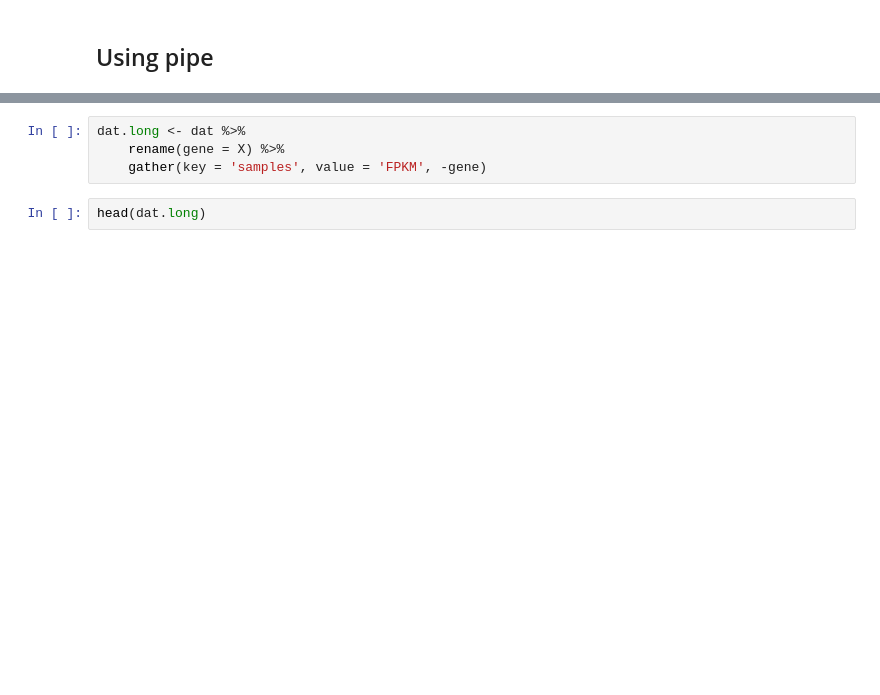
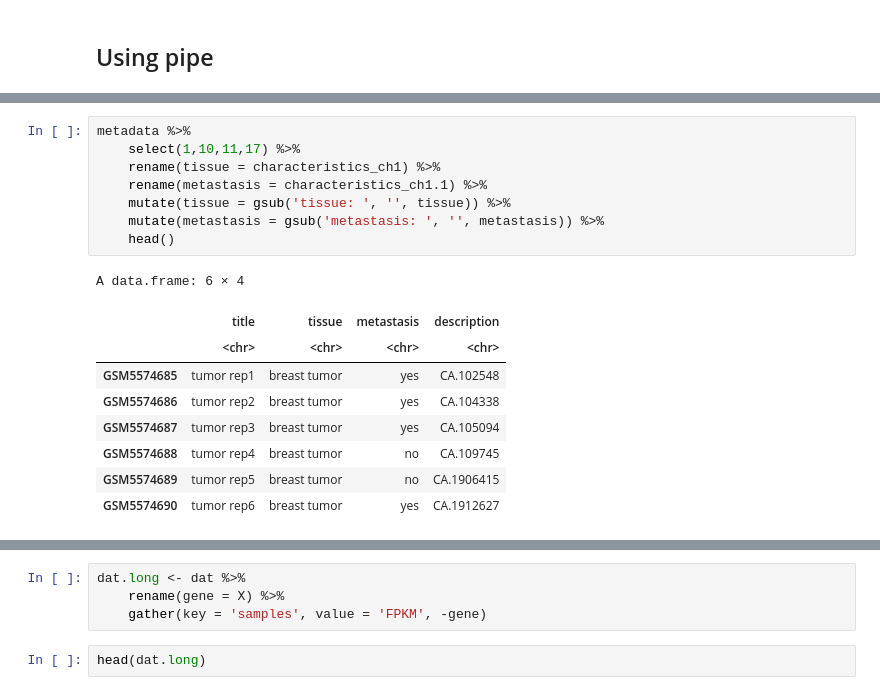
Before and after one commit to galopyz/goldfish, a Jupyter notebook: R/01_Data_manipulation.ipynb, the cells around one changed output, grey strips where cells are left out. Drawn from its saved outputs; the diff is of its cells as text; blank space fills up the shorter version.

```diff
--- a/R/Data_manipulation.ipynb
+++ b/R/01_Data_manipulation.ipynb
@@ -111,0 +130,18 @@ Here are the functions used in the pipes:
+# %%
+metadata %>%
+    select(1,10,11,17) %>%
+    rename(tissue = characteristics_ch1) %>%
+    rename(metastasis = characteristics_ch1.1) %>%
+    mutate(tissue = gsub('tissue: ', '', tissue)) %>%
+    mutate(metastasis = gsub('metastasis: ', '', metastasis)) %>%
+    head()
+# %% [output]
+A data.frame: 6 × 4
+|  | title | tissue | metastasis | description |
+|  | <chr> | <chr> | <chr> | <chr> |
+| GSM5574685 | tumor rep1 | breast tumor | yes | CA.102548 |
+| GSM5574686 | tumor rep2 | breast tumor | yes | CA.104338 |
+| GSM5574687 | tumor rep3 | breast tumor | yes | CA.105094 |
+| GSM5574688 | tumor rep4 | breast tumor | no | CA.109745 |
+| GSM5574689 | tumor rep5 | breast tumor | no | CA.1906415 |
+| GSM5574690 | tumor rep6 | breast tumor | yes | CA.1912627 |
```
Also changed, not shown: parts of 16 cells of this notebook.
